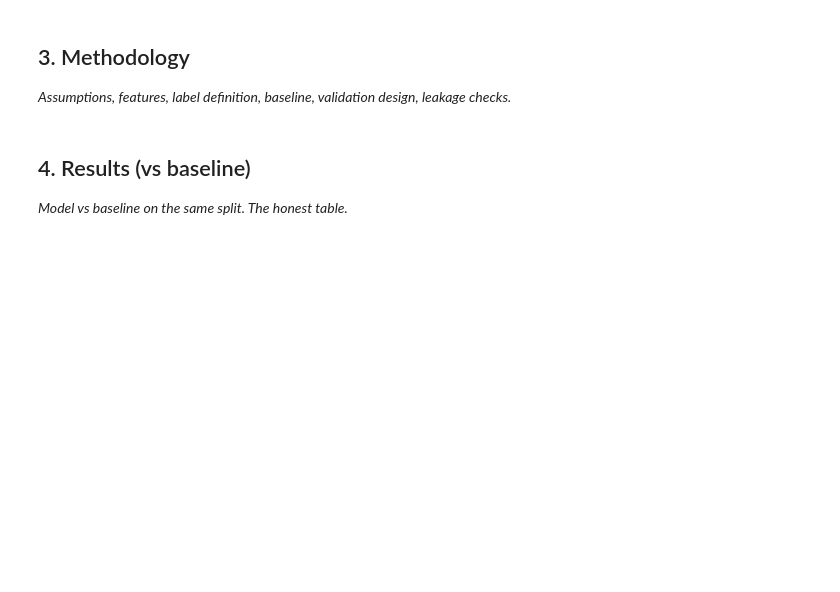
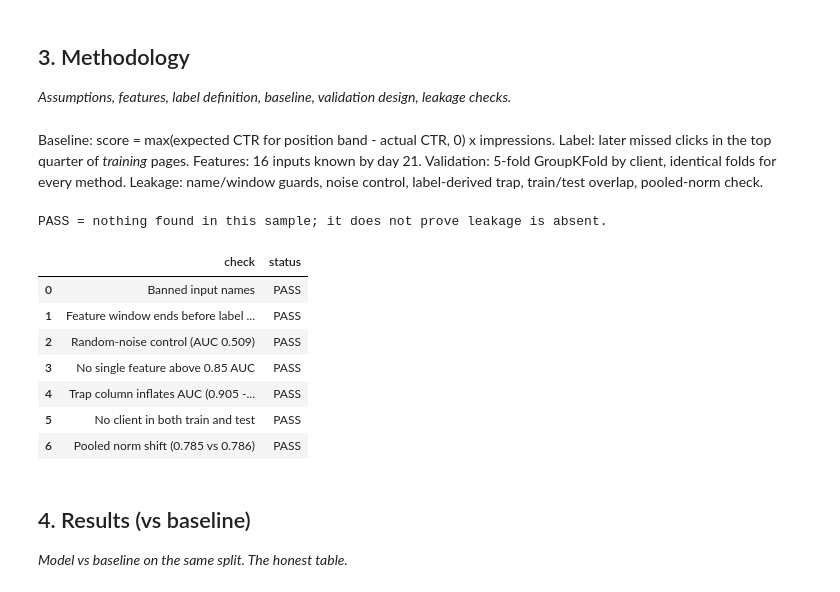
Before and after one commit to ihSomik/flyrank-ml-internship, a Jupyter notebook: work/notebooks/capstone.ipynb, the cells around one changed output. Cells and saved outputs as stored; diff of their text form; code cells hidden in the pictures; blank space fills up the shorter version.

```diff
--- a/work/notebooks/capstone.ipynb
+++ b/work/notebooks/capstone.ipynb
@@ -18,6 +42,24 @@ This skeleton is yours to fill. Work the sections **in order** — each one has
 ## 3. Methodology
 
 *Assumptions, features, label definition, baseline, validation design, leakage checks.*
+# %% [markdown]
+Baseline: score = max(expected CTR for position band - actual CTR, 0) x impressions. Label: later missed clicks in the top quarter of *training* pages. Features: 16 inputs known by day 21. Validation: 5-fold GroupKFold by client, identical folds for every method. Leakage: name/window guards, noise control, label-derived trap, train/test overlap, pooled-norm check.
+# %%
+import json, os
+import pandas as pd
+leak=pd.DataFrame([('Banned input names','PASS'),('Feature window ends before label window','PASS'),('Random-noise control (AUC 0.509)','PASS'),('No single feature above 0.85 AUC','PASS'),('Trap column inflates AUC (0.905 -> 1.000)','PASS'),('No client in both train and test','PASS'),('Pooled norm shift (0.785 vs 0.786)','PASS')],columns=['check','status'])
+print('PASS = nothing found in this sample; it does not prove leakage is absent.')
+leak
+# %% [output]
+PASS = nothing found in this sample; it does not prove leakage is absent.
+|  | check | status |
+| 0 | Banned input names | PASS |
+| 1 | Feature window ends before label ... | PASS |
+| 2 | Random-noise control (AUC 0.509) | PASS |
+| 3 | No single feature above 0.85 AUC | PASS |
+| 4 | Trap column inflates AUC (0.905 -... | PASS |
+| 5 | No client in both train and test | PASS |
+| 6 | Pooled norm shift (0.785 vs 0.786) | PASS |
 # %% [markdown]
 ## 4. Results (vs baseline)
 
```
Also changed, not shown: parts of 12 cells of this notebook.
